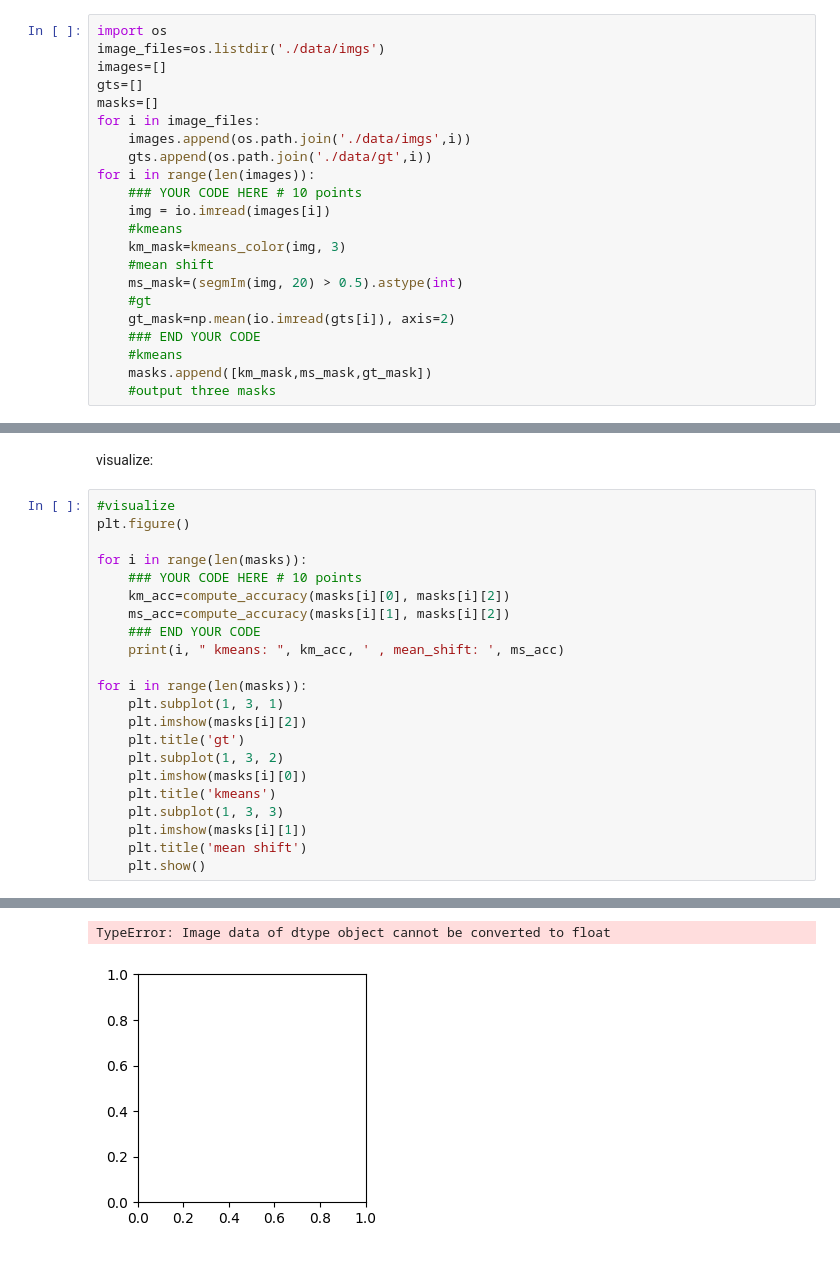
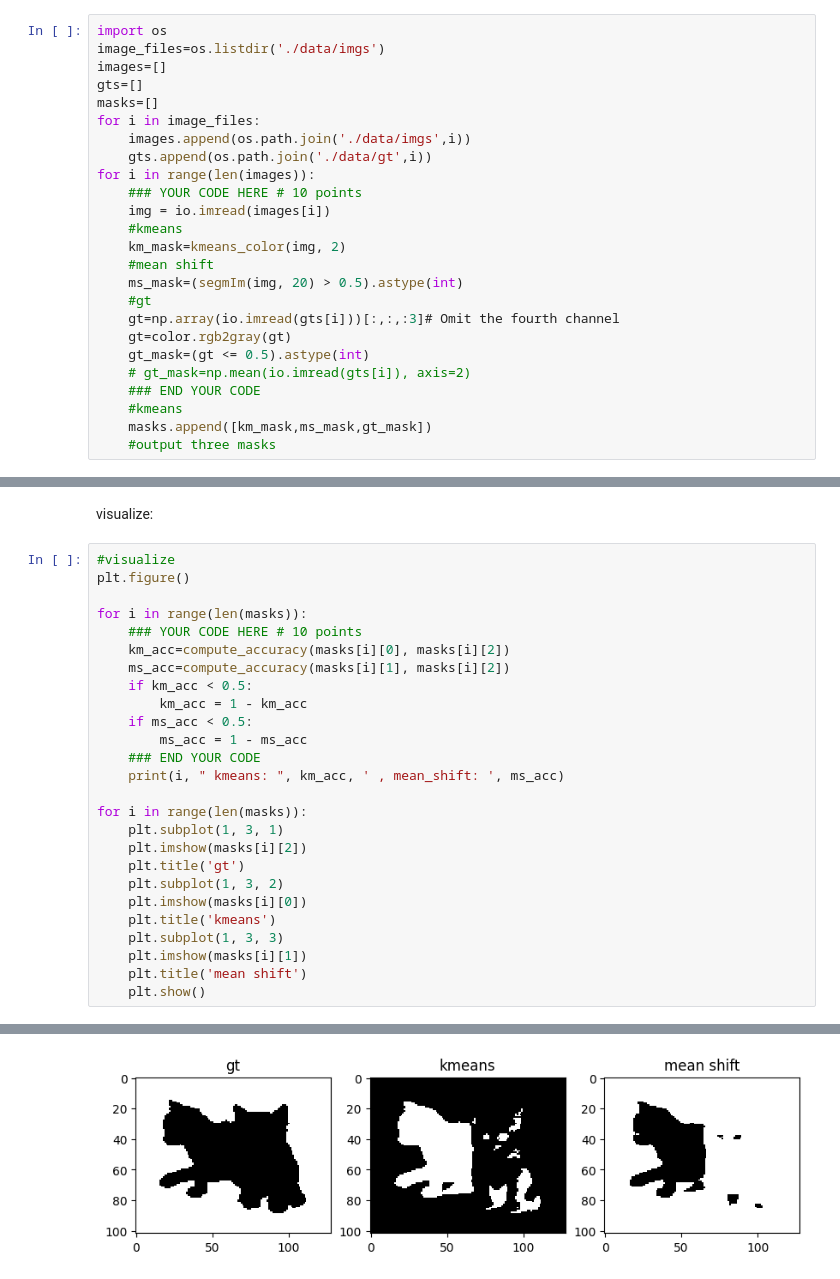
Before and after one commit to xianggkl/2023hitsz_cv, a Jupyter notebook: Homework3/hw3.ipynb, the cells around one changed output, grey strips where cells are left out. Drawn from its saved outputs; the diff is of its cells as text.

```diff
--- a/Homework3/hw3.ipynb
+++ b/Homework3/hw3.ipynb
@@ -271,11 +268,14 @@ for i in range(len(images)):
     ### YOUR CODE HERE # 10 points
     img = io.imread(images[i])
     #kmeans
-    km_mask=kmeans_color(img, 3)
+    km_mask=kmeans_color(img, 2)
     #mean shift
     ms_mask=(segmIm(img, 20) > 0.5).astype(int)
     #gt
-    gt_mask=np.mean(io.imread(gts[i]), axis=2)
+    gt=np.array(io.imread(gts[i]))[:,:,:3]# Omit the fourth channel
+    gt=color.rgb2gray(gt)
+    gt_mask=(gt <= 0.5).astype(int)
+    # gt_mask=np.mean(io.imread(gts[i]), axis=2)
     ### END YOUR CODE
     #kmeans
     masks.append([km_mask,ms_mask,gt_mask])
@@ -293,6 +296,10 @@ for i in range(len(masks)):
     ### YOUR CODE HERE # 10 points
     km_acc=compute_accuracy(masks[i][0], masks[i][2])
     ms_acc=compute_accuracy(masks[i][1], masks[i][2])
+    if km_acc < 0.5:
+        km_acc = 1 - km_acc
+    if ms_acc < 0.5:
+        ms_acc = 1 - ms_acc
     ### END YOUR CODE
     print(i, " kmeans: ", km_acc, ' , mean_shift: ', ms_acc)
 
@@ -316,2 +323 @@ for i in range(len(masks)):
-TypeError: Image data of dtype object cannot be converted to float
-[figure, old version]
+[figure, new version]
```
Also changed, not shown: parts of 5 cells of this notebook, 1 other file.
